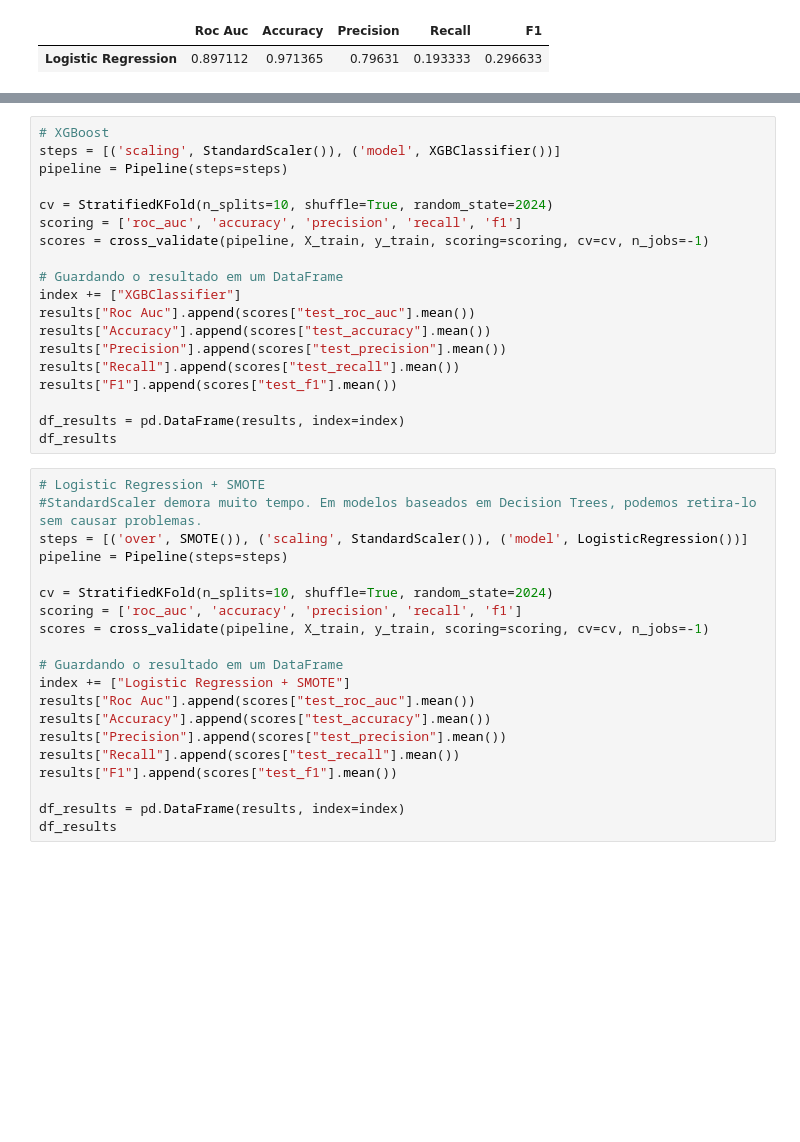
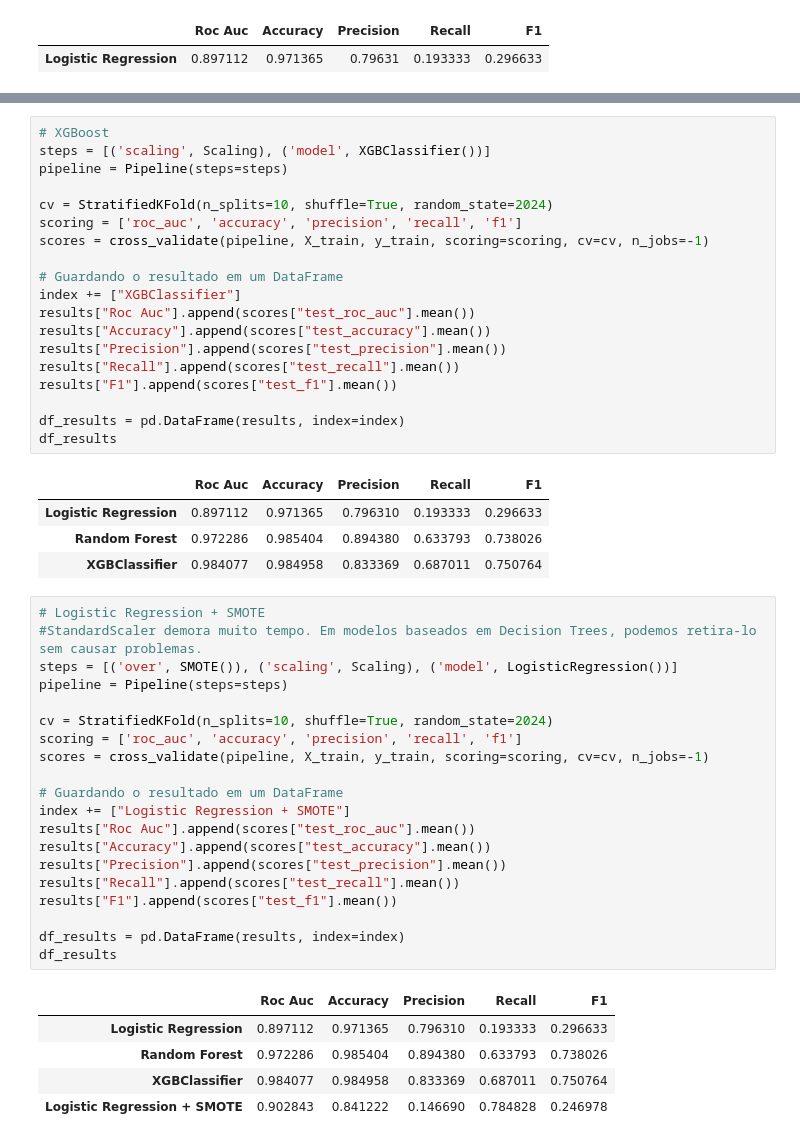
Before and after one commit to LucasPrataLima/TCC-Machine-Predictive-Maintenance-Classification, a Jupyter notebook: Model.ipynb, the cells around one changed output, grey strips where cells are left out. Drawn from its saved outputs; the diff is of its cells as text; blank space fills up the shorter version.

```diff
--- a/Model.ipynb
+++ b/Model.ipynb
@@ -300,6 +304,6 @@ df_results
 # %%
 # XGBoost
-steps = [('scaling', StandardScaler()), ('model', XGBClassifier())]
+steps = [('scaling', Scaling), ('model', XGBClassifier())]
 pipeline = Pipeline(steps=steps)
 
 cv = StratifiedKFold(n_splits=10, shuffle=True, random_state=2024)
@@ -316,26 +320,37 @@ results["F1"].append(scores["test_f1"].mean())
 
 df_results = pd.DataFrame(results, index=index)
 df_results
+# %% [output]
+|  | Roc Auc | Accuracy | Precision | Recall | F1 |
+| Logistic Regression | 0.897112 | 0.971365 | 0.796310 | 0.193333 | 0.296633 |
+| Random Forest | 0.972286 | 0.985404 | 0.894380 | 0.633793 | 0.738026 |
+| XGBClassifier | 0.984077 | 0.984958 | 0.833369 | 0.687011 | 0.750764 |
 # %%
 # Logistic Regression + SMOTE
 #StandardScaler demora muito tempo. Em modelos baseados em Decision Trees, podemos retira-lo sem causar problemas.
-steps = [('over', SMOTE()), ('scaling', StandardScaler()), ('model', LogisticRegression())]
+steps = [('over', SMOTE()), ('scaling', Scaling), ('model', LogisticRegression())]
 pipeline = Pipeline(steps=steps)
 
 cv = StratifiedKFold(n_splits=10, shuffle=True, random_state=2024)
 scoring = ['roc_auc', 'accuracy', 'precision', 'recall', 'f1']
 scores = cross_validate(pipeline, X_train, y_train, scoring=scoring, cv=cv, n_jobs=-1)
 
 # Guardando o resultado em um DataFrame
 index += ["Logistic Regression + SMOTE"]
 results["Roc Auc"].append(scores["test_roc_auc"].mean())
 results["Accuracy"].append(scores["test_accuracy"].mean())
 results["Precision"].append(scores["test_precision"].mean())
 results["Recall"].append(scores["test_recall"].mean())
 results["F1"].append(scores["test_f1"].mean())
 
 df_results = pd.DataFrame(results, index=index)
 df_results
+# %% [output]
+|  | Roc Auc | Accuracy | Precision | Recall | F1 |
+| Logistic Regression | 0.897112 | 0.971365 | 0.796310 | 0.193333 | 0.296633 |
+| Random Forest | 0.972286 | 0.985404 | 0.894380 | 0.633793 | 0.738026 |
+| XGBClassifier | 0.984077 | 0.984958 | 0.833369 | 0.687011 | 0.750764 |
+| Logistic Regression + SMOTE | 0.902843 | 0.841222 | 0.146690 | 0.784828 | 0.246978 |
 # %%
 # Random Forest
 # Implementando SMOTE dentro da validação cruzada
```
Also changed, not shown: parts of 7 cells of this notebook.
